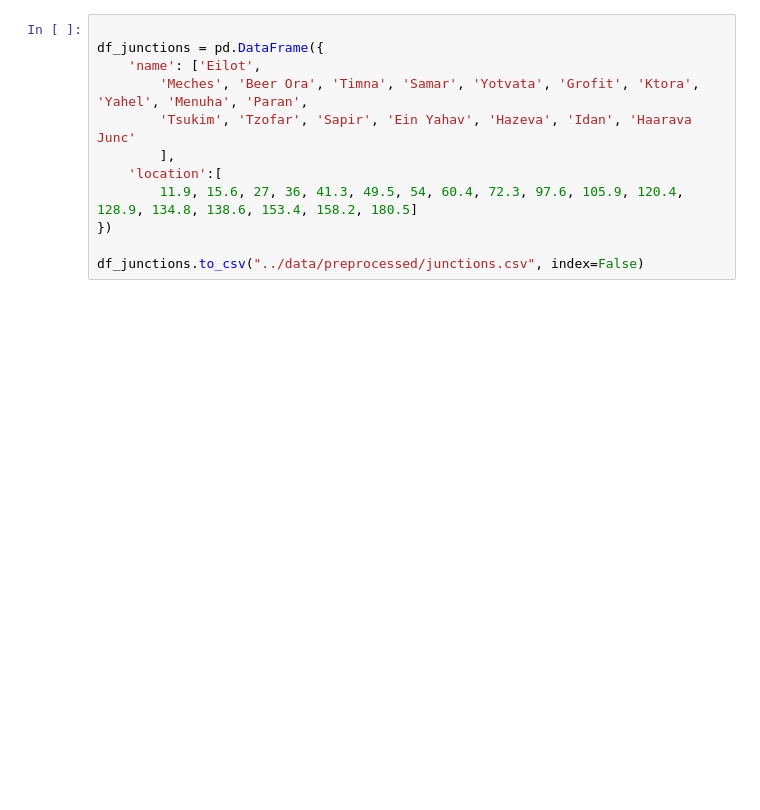
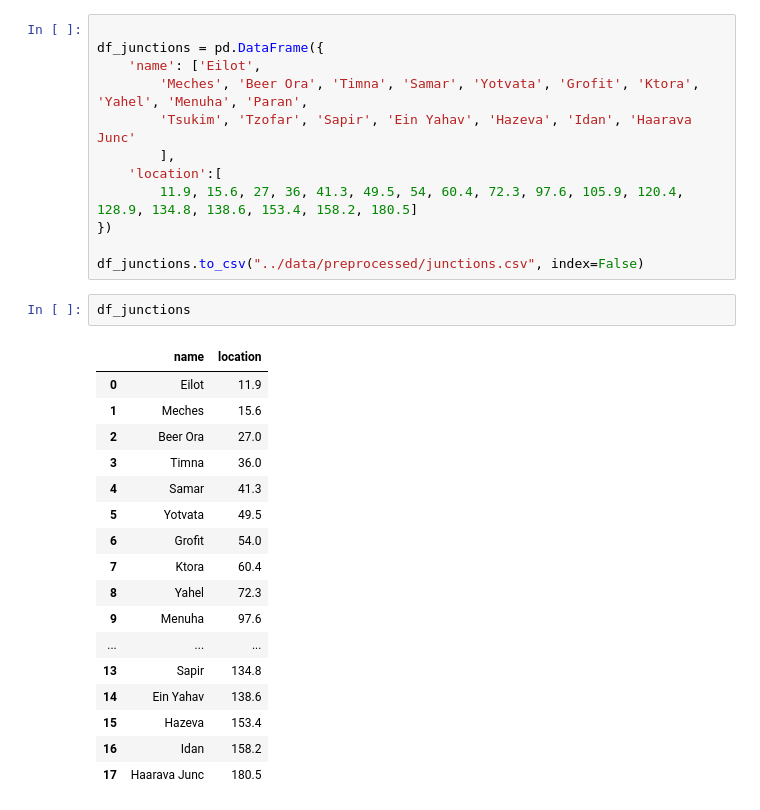
Before and after one commit to omrihar/k90, a Jupyter notebook: notebooks/preprocess.ipynb, the cells around one changed output. Cells and saved outputs as stored; diff of their text form; blank space fills up the shorter version.

```diff
--- a/notebooks/preprocess.ipynb
+++ b/notebooks/preprocess.ipynb
@@ -223,3 +287,23 @@ df_junctions = pd.DataFrame({
 })
 
 df_junctions.to_csv("../data/preprocessed/junctions.csv", index=False)
+# %%
+df_junctions
+# %% [output]
+|  | name | location |
+| 0 | Eilot | 11.9 |
+| 1 | Meches | 15.6 |
+| 2 | Beer Ora | 27.0 |
+| 3 | Timna | 36.0 |
+| 4 | Samar | 41.3 |
+| 5 | Yotvata | 49.5 |
+| 6 | Grofit | 54.0 |
+| 7 | Ktora | 60.4 |
+| 8 | Yahel | 72.3 |
+| 9 | Menuha | 97.6 |
+| ... | ... | ... |
+| 13 | Sapir | 134.8 |
+| 14 | Ein Yahav | 138.6 |
+| 15 | Hazeva | 153.4 |
+| 16 | Idan | 158.2 |
+| 17 | Haarava Junc | 180.5 |
```
Also changed, not shown: parts of 3 cells of this notebook, 8 other files.
